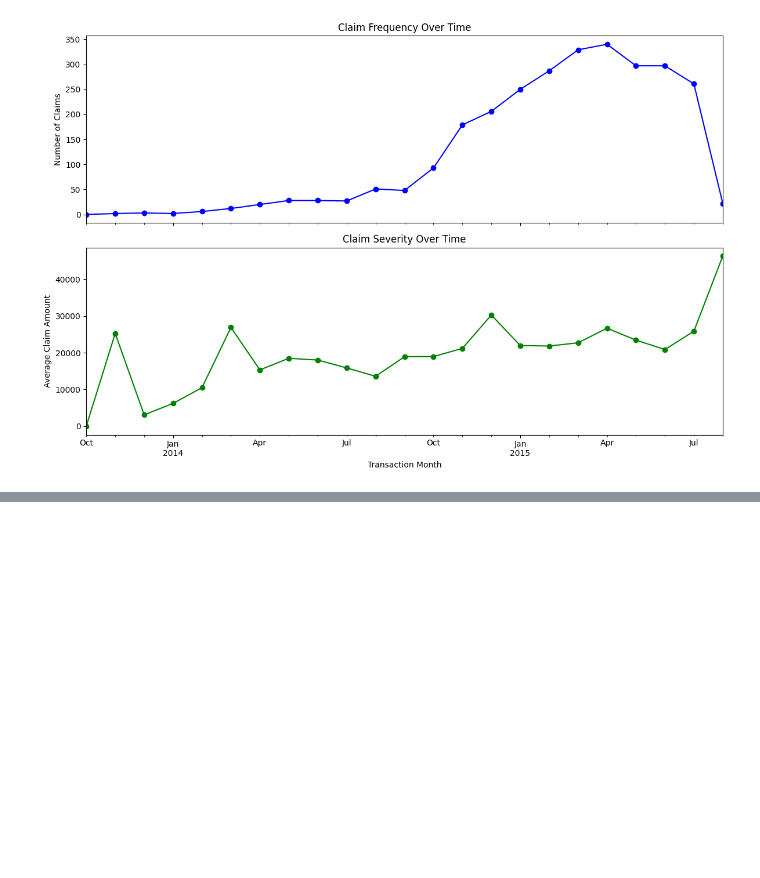
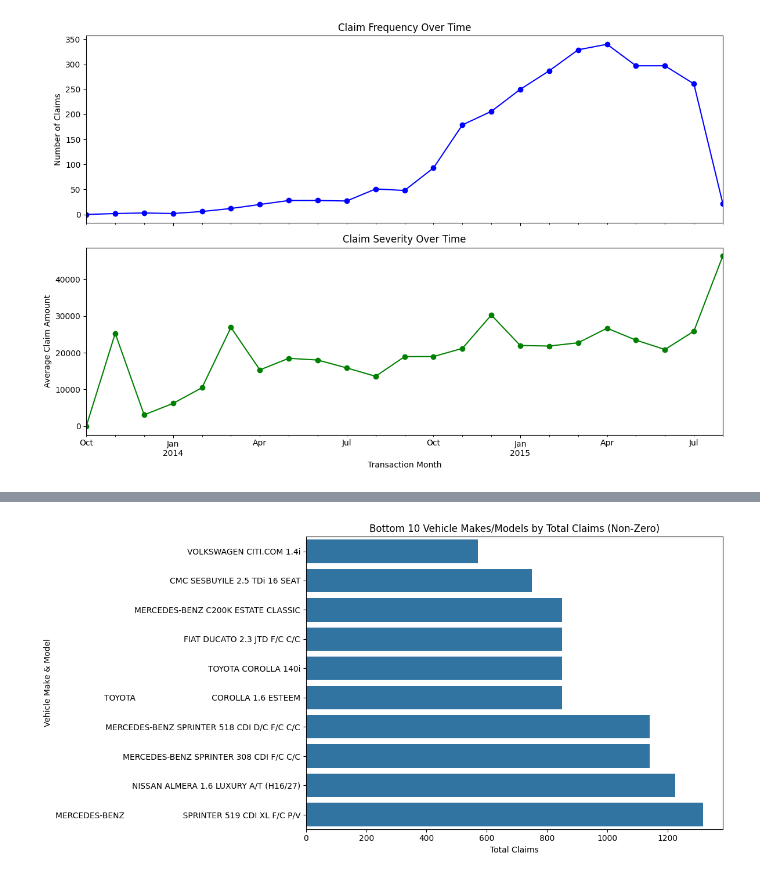
Before and after one commit to mubarek4566/AlphaCare_car_insurance, a Jupyter notebook: notebooks/main.ipynb, the cells around one changed output, grey strips where cells are left out. Cells and saved outputs as stored; diff of their text form; code cells hidden in the pictures; blank space fills up the shorter version.

```diff
--- a/notebooks/main.ipynb
+++ b/notebooks/main.ipynb
@@ -233,0 +344,4 @@ edas.plot_claim_trends(monthly_summary)
+# %%
+edas.plot_vehicle_claims(bottom_vehicles, title="Bottom 10 Vehicle Makes/Models by Total Claims (Non-Zero)")
+# %% [output]
+[figure, added]
```
Also changed, not shown: parts of 10 cells of this notebook, 1 other file.
